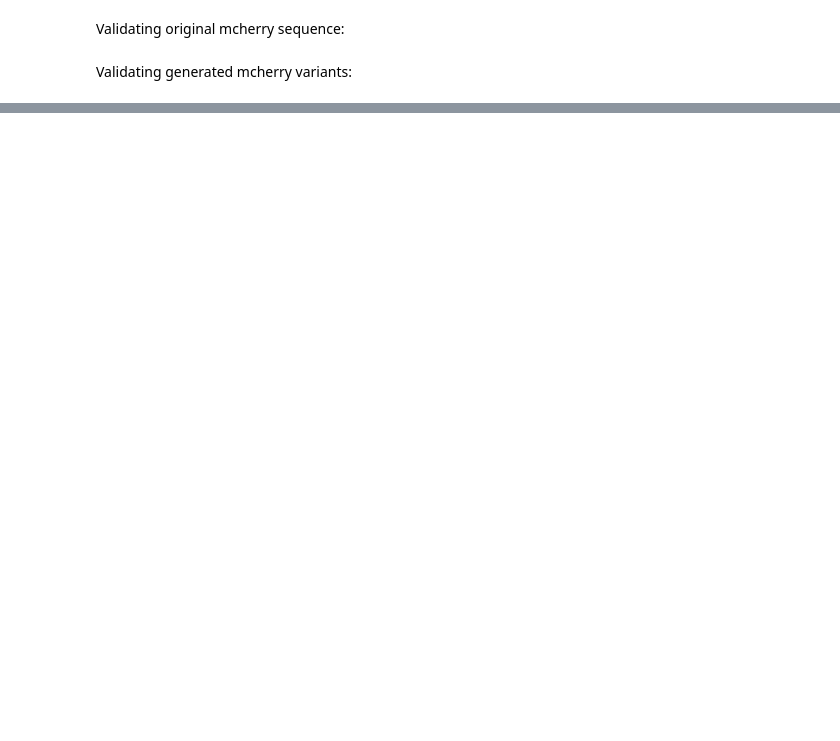
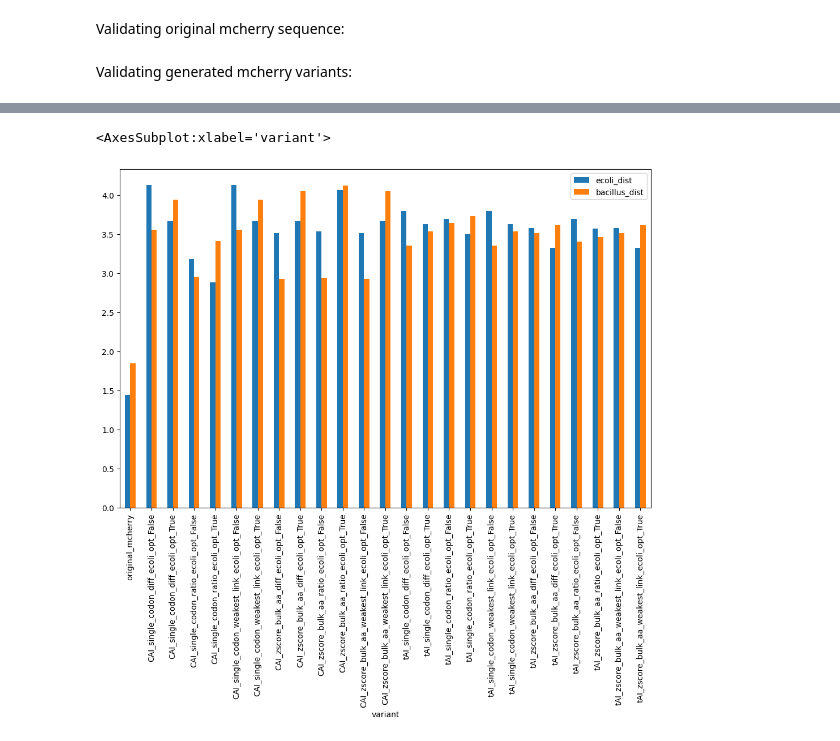
Before and after one commit to morikab/Igem_TAU_2021, a Jupyter notebook: analysis/orf_model_analysis/mcherry_variations.ipynb, the cells around one changed output, grey strips where cells are left out. Cells and saved outputs as stored; diff of their text form; code cells hidden in the pictures; blank space fills up the shorter version.

```diff
--- a/analysis/orf_model_analysis/mcherry_variations.ipynb
+++ b/analysis/orf_model_analysis/mcherry_variations.ipynb
@@ -130,0 +185,22 @@ MVSKGEEDNMAIIKEFMRFKVHMEGSVNGHEFEIEGEGEGRPYEGTQTAKLKVTKGGPLPFAWDILSPQFMYGSKAYVKH
+# %%
+original_bacillus_dist = calculate_distance_between_frequencies(original_mcherry_codon_frequencies["frequency"].reset_index(drop=True), bacillus_codon_frequencies["frequency"].reset_index(drop=True))
+# %%
+original_ecoli_dist = calculate_distance_between_frequencies(original_mcherry_codon_frequencies["frequency"].reset_index(drop=True), ecoli_codon_frequencies["frequency"].reset_index(drop=True))
+# %%
+with open(mcherry_variants_file, "r") as mcherry_variants_fasta_file:
+    mcherry_variants_dict = SeqIO.to_dict(SeqIO.parse(mcherry_variants_fasta_file, "fasta"))
+
+
+df_dict = {"variant": ["original_mcherry"], "ecoli_dist": [original_ecoli_dist], "bacillus_dist": [original_bacillus_dist]}
+for variant_name, variant_seq in mcherry_variants_dict.items():
+    mcherry_variant_codon_frequencies = calculate_codon_frequencies((str(variant_seq.seq),)).sort_values("codon")
+    df_dict["variant"].append(variant_name)
+
+    series1 = mcherry_variant_codon_frequencies["frequency"].reset_index(drop=True)
+    series2 =  ecoli_codon_frequencies["frequency"].reset_index(drop=True)
+    series3 =  bacillus_codon_frequencies["frequency"].reset_index(drop=True)
+    df_dict["ecoli_dist"].append(calculate_distance_between_frequencies(series1, series2))
+    df_dict["bacillus_dist"].append(calculate_distance_between_frequencies(series1, series3))
+
+variants_dataframe = pd.DataFrame(df_dict)
+variants_dataframe
@@ -130,0 +225,7 @@ MVSKGEEDNMAIIKEFMRFKVHMEGSVNGHEFEIEGEGEGRPYEGTQTAKLKVTKGGPLPFAWDILSPQFMYGSKAYVKH
+# %%
+plt.rcParams["figure.figsize"] = [10, 10]
+plt.rcParams["figure.autolayout"] = True
+variants_dataframe.plot("variant", kind="bar")
+# %% [output]
+<AxesSubplot:xlabel='variant'>
+[figure, added]
```
Also changed, not shown: parts of 14 cells of this notebook.
